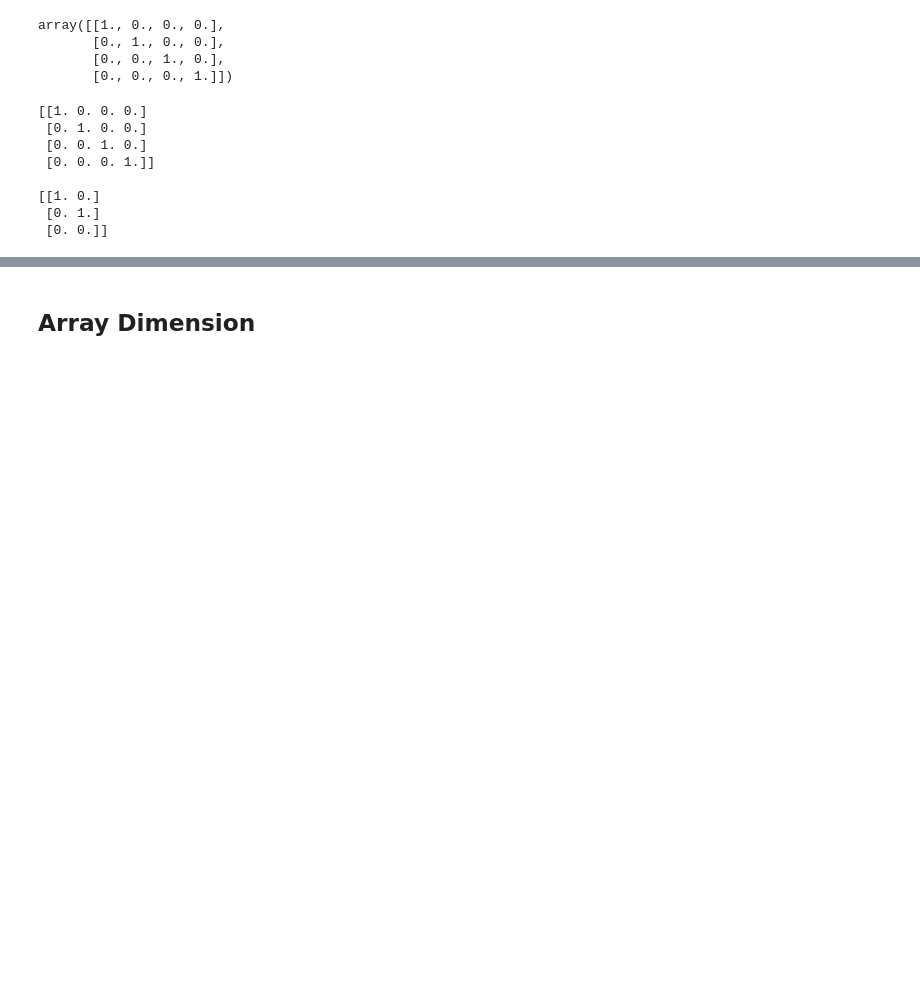
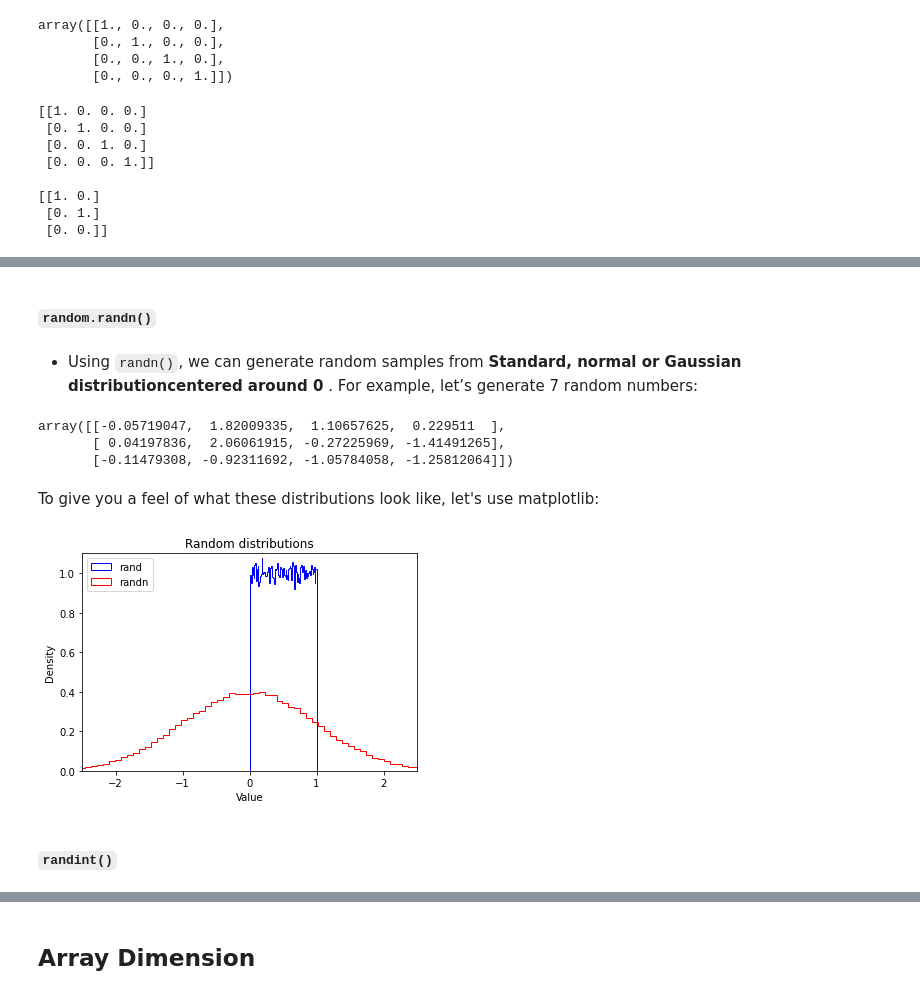
Before and after one commit to dev-SR/machine-learning, a Jupyter notebook: 00numpy/numpy.ipynb, the cells around one changed output, grey strips where cells are left out. Saved outputs shown, nothing was run; the diff lists cells and outputs as text; code cells hidden in the pictures; blank space fills up the shorter version.

```diff
--- a/00numpy/numpy.ipynb
+++ b/00numpy/numpy.ipynb
@@ -186,0 +236,12 @@ print(d)
+# %% [markdown]
+##### `random.randn()`
+# %% [markdown]
+- Using `randn()`, we can generate random samples from **Standard, normal or Gaussian distributioncentered around 0** . For example, let’s generate 7 random numbers:
+# %%
+np.random.randn(3, 4)
+# %% [output]
+array([[-0.05719047,  1.82009335,  1.10657625,  0.229511  ],
+       [ 0.04197836,  2.06061915, -0.27225969, -1.41491265],
+       [-0.11479308, -0.92311692, -1.05784058, -1.25812064]])
+# %% [markdown]
+To give you a feel of what these distributions look like, let's use matplotlib:
@@ -186,0 +250,15 @@ print(d)
+# %%
+plt.hist(np.random.rand(100000), density=True, bins=100,
+         histtype="step", color="blue", label="rand")
+plt.hist(np.random.randn(100000), density=True, bins=100,
+         histtype="step", color="red", label="randn")
+plt.axis([-2.5, 2.5, 0, 1.1])
+plt.legend(loc="upper left")
+plt.title("Random distributions")
+plt.xlabel("Value")
+plt.ylabel("Density")
+plt.show()
+# %% [output]
+[figure, added]
+# %% [markdown]
+##### `randint()`
```
Also changed, not shown: parts of 82 cells of this notebook, 11 other files.
